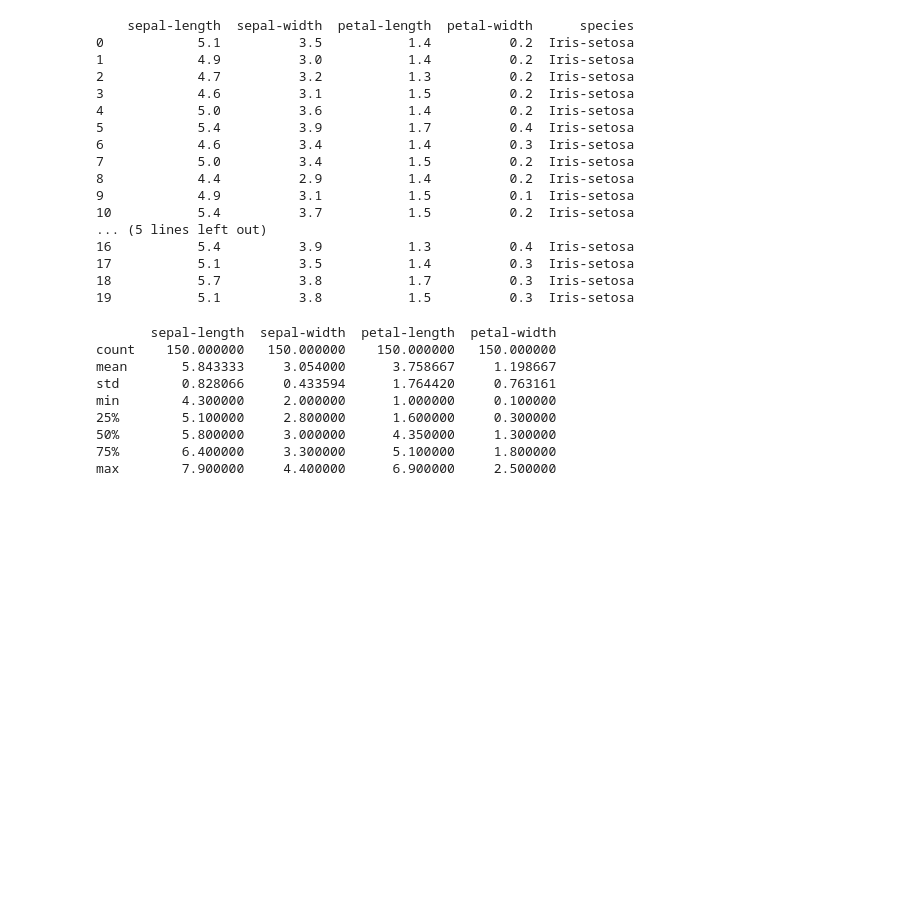
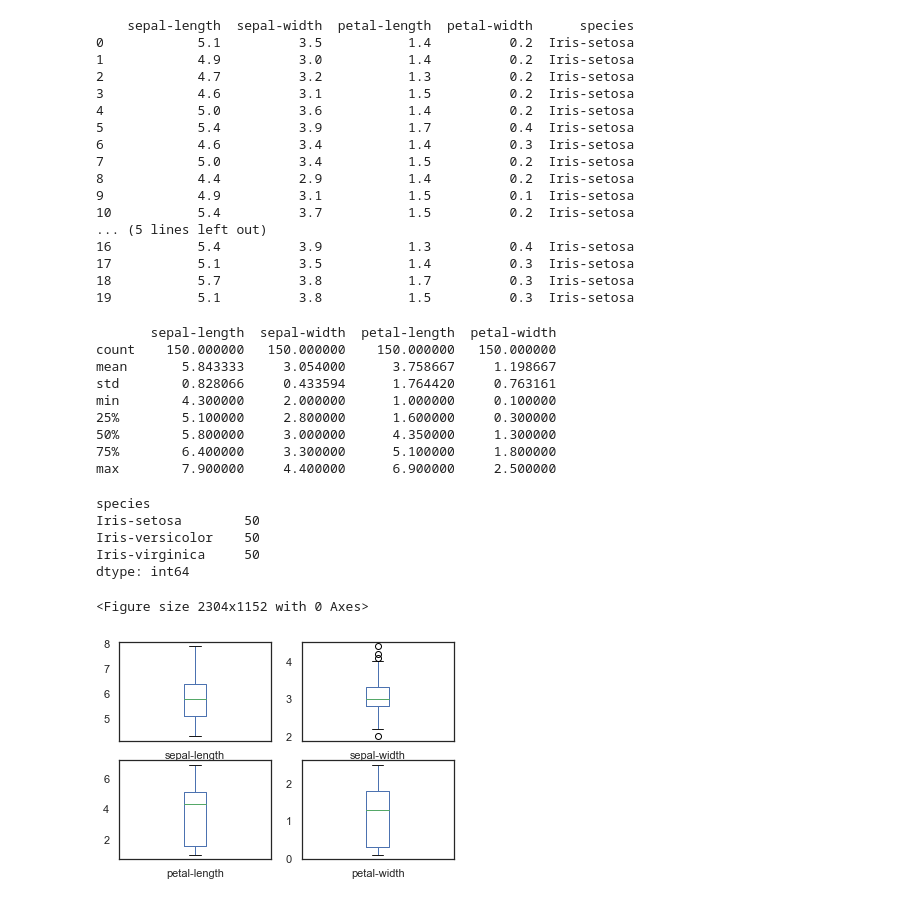
Before and after one commit to rajshrestha182/vegchicken, a Jupyter notebook: iris.ipynb, the cells around one changed output. Saved outputs shown, nothing was run; the diff lists cells and outputs as text; code cells hidden in the pictures; blank space fills up the shorter version.

```diff
--- a/iris.ipynb
+++ b/iris.ipynb
@@ -162,3 +162,22 @@ min        4.300000     2.000000      1.000000     0.100000
 50%        5.800000     3.000000      4.350000     1.300000
 75%        6.400000     3.300000      5.100000     1.800000
 max        7.900000     4.400000      6.900000     2.500000
+# %%
+#  Use the groupby method to determine the class distribution
+
+print(iris.groupby('species').size())
+# %% [output]
+species
+Iris-setosa        50
+Iris-versicolor    50
+Iris-virginica     50
+dtype: int64
+# %%
+#  Create and show box and whisker plots
+
+plt.figure(figsize=(8,4),dpi=288)
+iris.plot(kind='box', subplots=True, layout=(2,2), sharex=False, sharey=False)
+plt.show()
+# %% [output]
+<Figure size 2304x1152 with 0 Axes>
+[figure, added]
```
Also changed, not shown: parts of 12 cells of this notebook.
